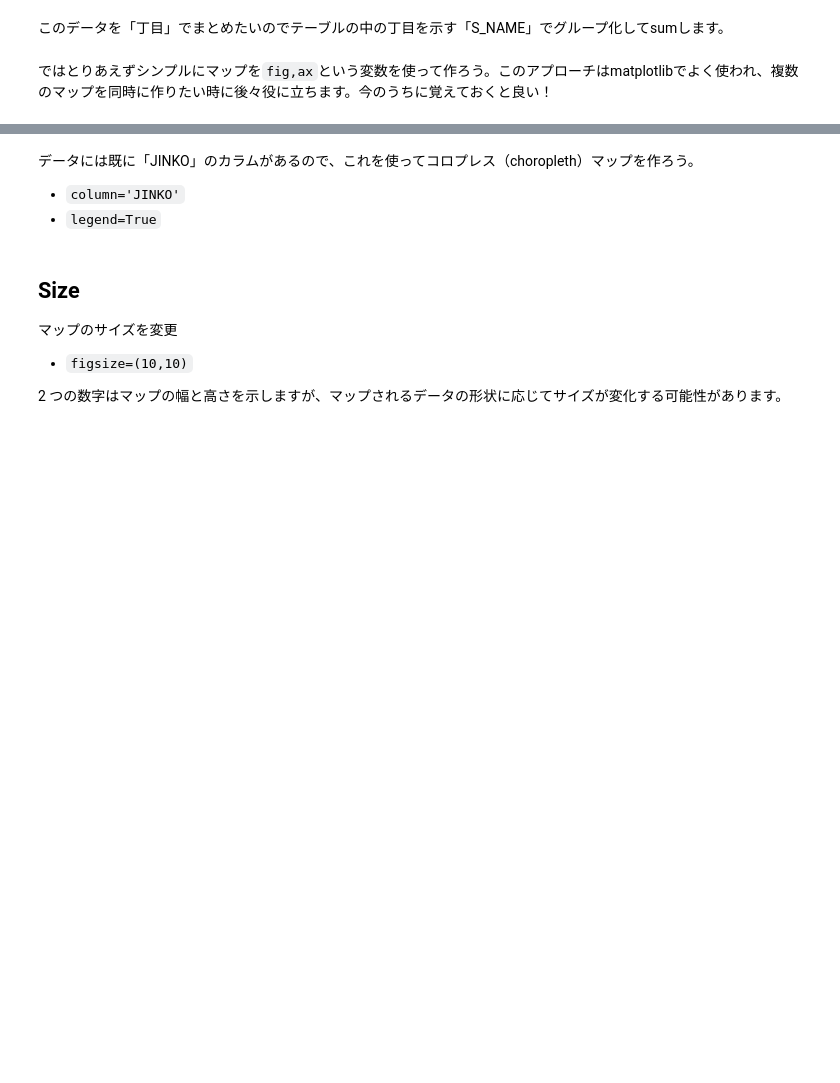
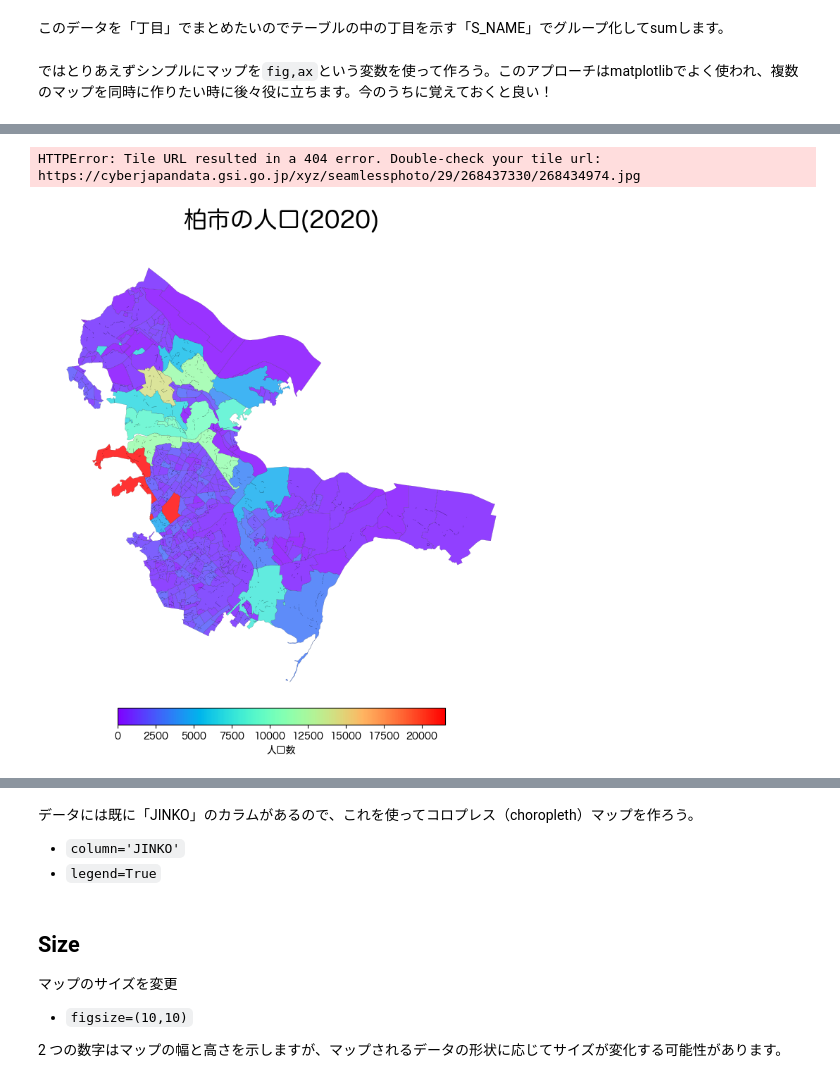
Before and after one commit to yohman/23-1-Reitaku-GIS, a Jupyter notebook: Weeks/Week09/Week09.ipynb, the cells around one changed output, grey strips where cells are left out. Saved outputs shown, nothing was run; the diff lists cells and outputs as text; code cells hidden in the pictures; blank space fills up the shorter version.

```diff
--- a/Weeks/Week09/Week09.ipynb
+++ b/Weeks/Week09/Week09.ipynb
@@ -67,0 +96,26 @@ gdf.plot(ax=ax);
+# %%
+# population map
+fig, ax = plt.subplots(figsize=(10,10))
+
+gdf.plot(ax=ax,
+         column='JINKO',
+         legend=True,
+         cmap='rainbow',  # Change the colormap to 'rainbow'
+         edgecolor='black',
+         linewidth=0.1,
+         alpha=0.8,
+         legend_kwds={'label': "人口数",'shrink': 0.6, 'orientation': "horizontal", 'pad': 0.01}
+         )
+
+# hide axes
+ax.axis('off')
+
+# title
+ax.set_title('柏市の人口(2020)', fontsize=24,pad=20)
+
+# Add the basemap
+ctx.add_basemap(ax, source='https://cyberjapandata.gsi.go.jp/xyz/seamlessphoto/{z}/{x}/{y}.jpg')
+# %% [output]
+HTTPError: Tile URL resulted in a 404 error. Double-check your tile url:
+https://cyberjapandata.gsi.go.jp/xyz/seamlessphoto/29/268437330/268434974.jpg
+[figure, added]
```
Also changed, not shown: parts of 13 cells of this notebook, 2 other files.
